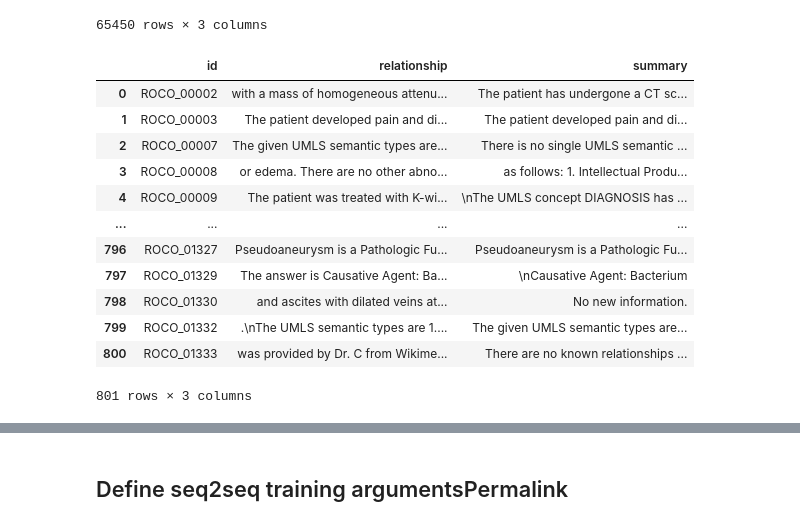
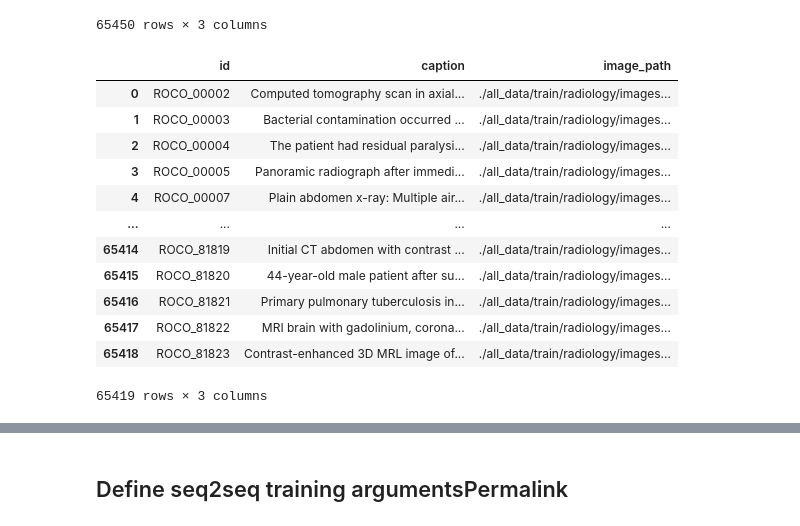
Before and after one commit to rohithaug/roco-image-captioning, a Jupyter notebook: gpt2-image-captioning.ipynb, the cells around one changed output, grey strips where cells are left out. Drawn from its saved outputs; the diff is of its cells as text; code cells hidden in the pictures.

Commit message:
gpt2 image captioning code upgrade

```diff
--- a/gpt2-image-captioning.ipynb
+++ b/gpt2-image-captioning.ipynb
@@ -103,33 +106,48 @@ data
 | 65448 | ROCO_81822 | MRI brain with gadolinium, corona... | ./all_data/train/radiology/images... |
 | 65449 | ROCO_81823 | Contrast-enhanced 3D MRL image of... | ./all_data/train/radiology/images... |
 65450 rows × 3 columns
+# %%
+for index, row in data.iterrows():
+    image_path = row['image_path']
+    if not os.path.exists(image_path):
+        data.drop(index, inplace=True)
+    else:
+        try:
+            image = Image.open(image_path)
+        except Exception:
+            data.drop(index, inplace=True)
+
+# Reset the index after dropping rows
+data.reset_index(drop=True, inplace=True)
+
+data
+# %% [output]
+|  | id | caption | image_path |
+| 0 | ROCO_00002 | Computed tomography scan in axial... | ./all_data/train/radiology/images... |
+| 1 | ROCO_00003 | Bacterial contamination occurred ... | ./all_data/train/radiology/images... |
+| 2 | ROCO_00004 | The patient had residual paralysi... | ./all_data/train/radiology/images... |
+| 3 | ROCO_00005 | Panoramic radiograph after immedi... | ./all_data/train/radiology/images... |
+| 4 | ROCO_00007 | Plain abdomen x-ray: Multiple air... | ./all_data/train/radiology/images... |
+| ... | ... | ... | ... |
+| 65414 | ROCO_81819 | Initial CT abdomen with contrast ... | ./all_data/train/radiology/images... |
+| 65415 | ROCO_81820 | 44-year-old male patient after su... | ./all_data/train/radiology/images... |
+| 65416 | ROCO_81821 | Primary pulmonary tuberculosis in... | ./all_data/train/radiology/images... |
+| 65417 | ROCO_81822 | MRI brain with gadolinium, corona... | ./all_data/train/radiology/images... |
+| 65418 | ROCO_81823 | Contrast-enhanced 3D MRL image of... | ./all_data/train/radiology/images... |
+65419 rows × 3 columns
 # %%
-# LLM output
-f = open('./all_data/llm_result.txt', "r")
-contents = f.read()
-contents = contents.replace("\n", "")
-json_data = json.loads(contents)
+# # LLM output
+# f = open('./all_data/llm_result.txt', "r")
+# contents = f.read()
+# contents = contents.replace("\n", "")
+# json_data = json.loads(contents)
 
-llm_df = pd.DataFrame(json_data)
+# llm_df = pd.DataFrame(json_data)
 
-llm_df = llm_df.drop('index', axis=1)
+# llm_df = llm_df.drop('index', axis=1)
 
-llm_df = llm_df[llm_df['relationship'].apply(lambda x: re.search(r'\w', str(x)) is not None)]
-llm_df = llm_df.reset_index(drop=True)
+# llm_df = llm_df[llm_df['relationship'].apply(lambda x: re.search(r'\w', str(x)) is not None)]
+# llm_df = llm_df.reset_index(drop=True)
 
-llm_df
+# llm_df
-# %% [output]
-|  | id | relationship | summary |
-| 0 | ROCO_00002 | with a mass of homogeneous attenu... | The patient has undergone a CT sc... |
-| 1 | ROCO_00003 | The patient developed pain and di... | The patient developed pain and di... |
-| 2 | ROCO_00007 | The given UMLS semantic types are... | There is no single UMLS semantic ... |
-| 3 | ROCO_00008 | or edema. There are no other abno... | as follows: 1. Intellectual Produ... |
-| 4 | ROCO_00009 | The patient was treated with K-wi... | \nThe UMLS concept DIAGNOSIS has ... |
-| ... | ... | ... | ... |
-| 796 | ROCO_01327 | Pseudoaneurysm is a Pathologic Fu... | Pseudoaneurysm is a Pathologic Fu... |
-| 797 | ROCO_01329 | The answer is Causative Agent: Ba... | \nCausative Agent: Bacterium |
-| 798 | ROCO_01330 | and ascites with dilated veins at... | No new information. |
-| 799 | ROCO_01332 | .\nThe UMLS semantic types are 1.... | The given UMLS semantic types are... |
-| 800 | ROCO_01333 | was provided by Dr. C from Wikime... | There are no known relationships ... |
-801 rows × 3 columns
 # %%
```
Also changed, not shown: parts of 35 cells of this notebook.
